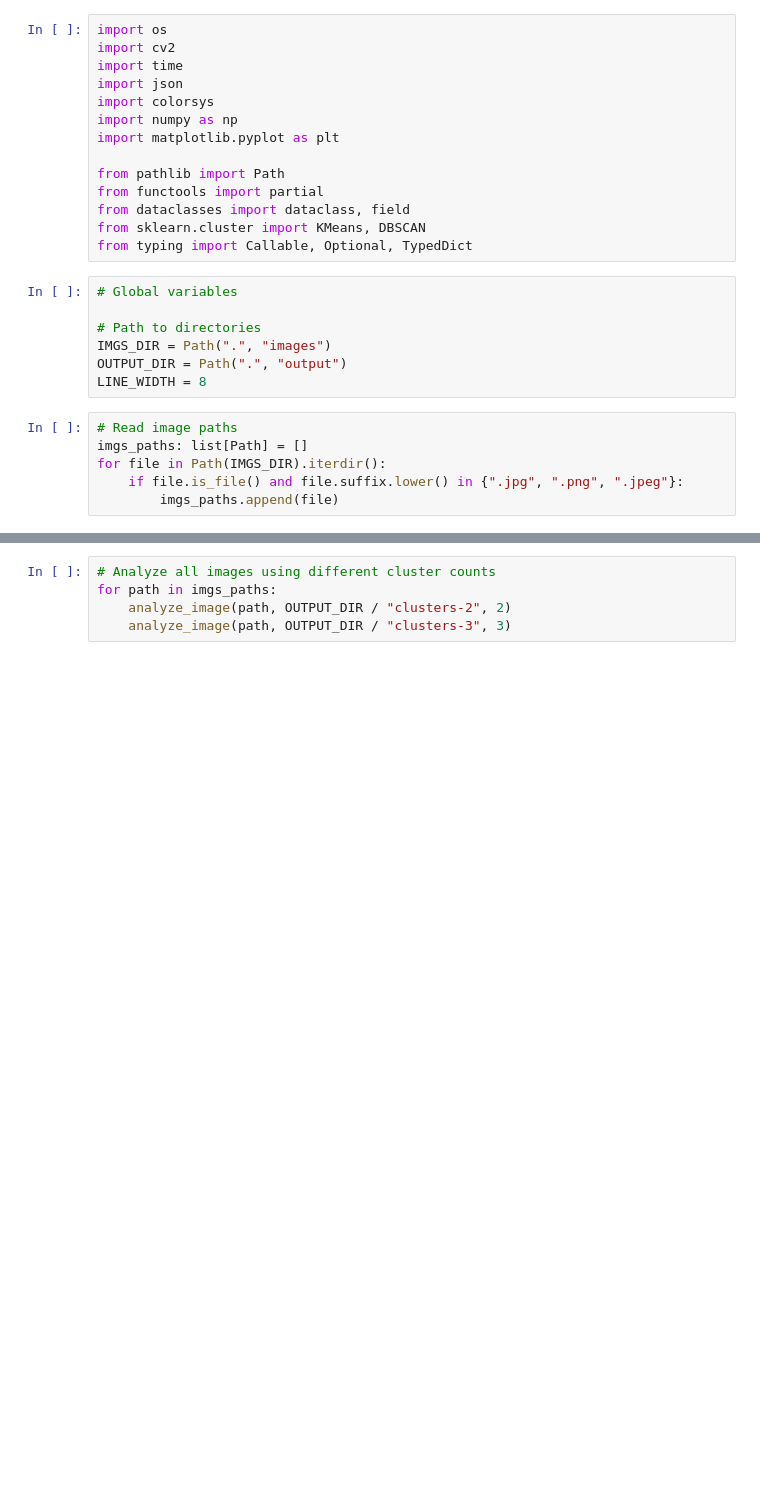
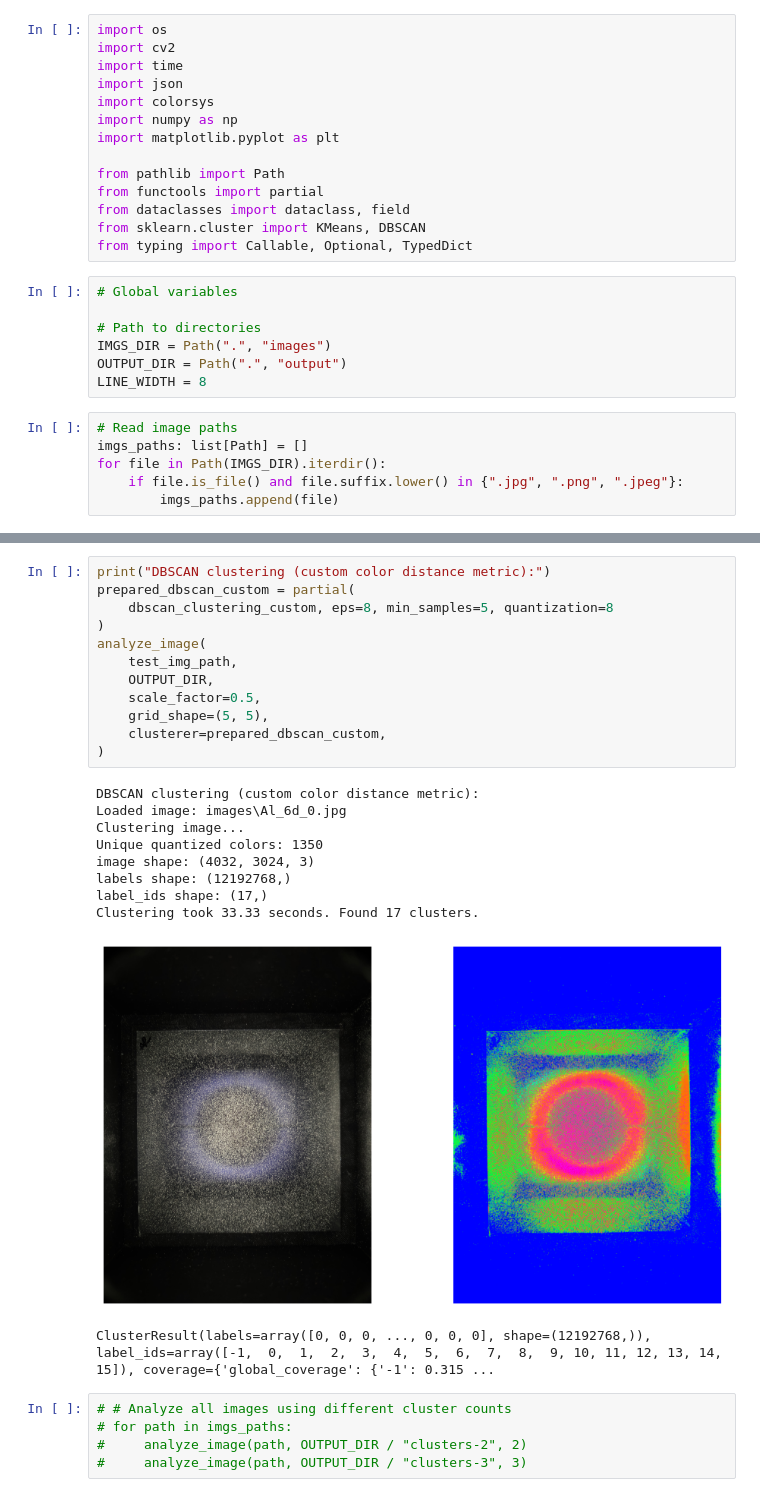
Before and after one commit to AmmoniumX/Thesis, a Jupyter notebook: particle-detection-clustering.ipynb, the cells around one changed output, grey strips where cells are left out. Saved outputs shown, nothing was run; the diff lists cells and outputs as text; blank space fills up the shorter version.

```diff
--- a/particle-detection-clustering.ipynb
+++ b/particle-detection-clustering.ipynb
@@ -366,5 +374,28 @@ ClusterResult(labels=array([0, 0, 0, ..., 0, 0, 0], shape=(1948908,)), label_ids
+# %%
+print("DBSCAN clustering (custom color distance metric):")
+prepared_dbscan_custom = partial(
+    dbscan_clustering_custom, eps=8, min_samples=5, quantization=8
+)
+analyze_image(
+    test_img_path,
+    OUTPUT_DIR,
+    scale_factor=0.5,
+    grid_shape=(5, 5),
+    clusterer=prepared_dbscan_custom,
+)
+# %% [output]
+DBSCAN clustering (custom color distance metric):
+Loaded image: images\Al_6d_0.jpg
+Clustering image...
+Unique quantized colors: 1350
+image shape: (4032, 3024, 3)
+labels shape: (12192768,)
+label_ids shape: (17,)
+Clustering took 33.33 seconds. Found 17 clusters.
+[figure, added]
+ClusterResult(labels=array([0, 0, 0, ..., 0, 0, 0], shape=(12192768,)), label_ids=array([-1,  0,  1,  2,  3,  4,  5,  6,  7,  8,  9, 10, 11, 12, 13, 14, 15]), coverage={'global_coverage': {'-1': 0.315 ...
 # %%
-# Analyze all images using different cluster counts
-for path in imgs_paths:
-    analyze_image(path, OUTPUT_DIR / "clusters-2", 2)
-    analyze_image(path, OUTPUT_DIR / "clusters-3", 3)
+# # Analyze all images using different cluster counts
+# for path in imgs_paths:
+#     analyze_image(path, OUTPUT_DIR / "clusters-2", 2)
+#     analyze_image(path, OUTPUT_DIR / "clusters-3", 3)
```
Also changed, not shown: parts of 5 cells of this notebook, 25 other files.
